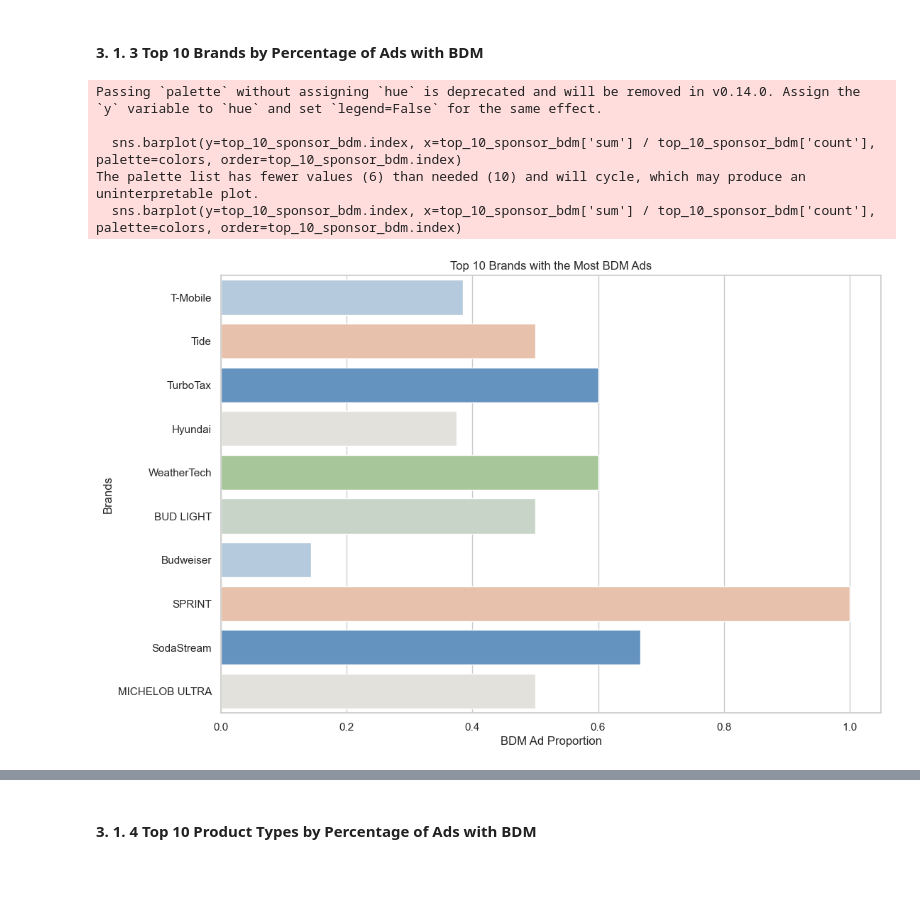
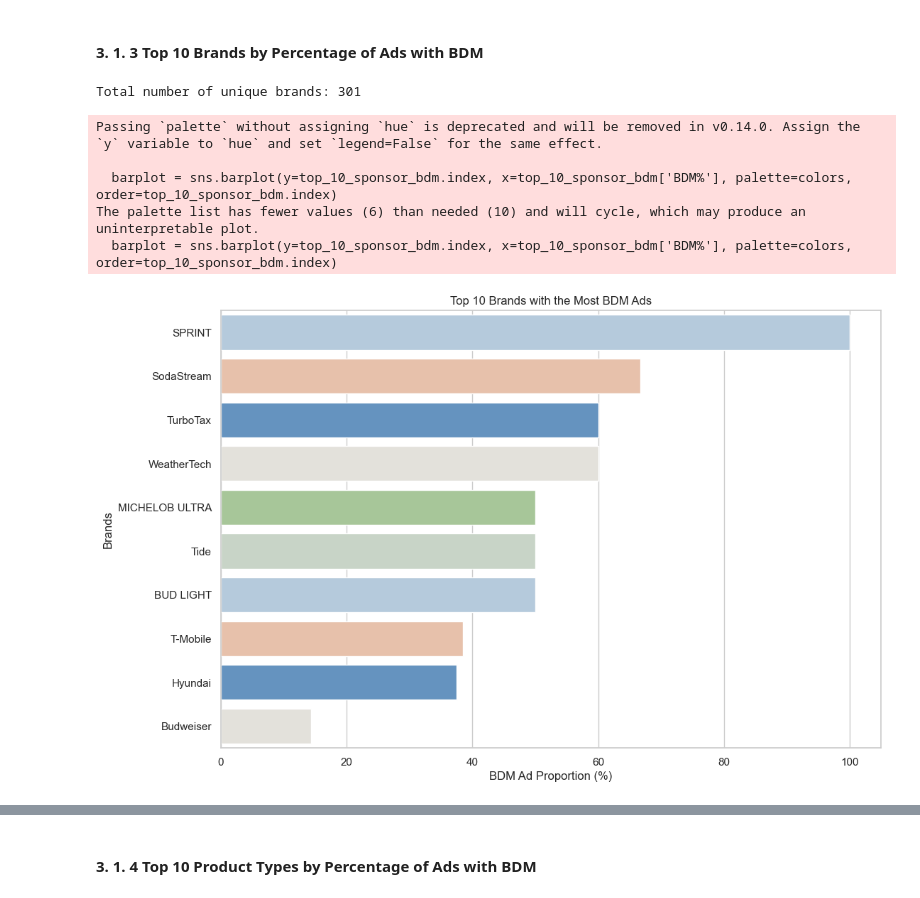
Before and after one commit to NilsLeo/Commercial-Brand-Differentiating-Message-Analysis, a Jupyter notebook: app/2 - Data Understanding.ipynb, the cells around one changed output, grey strips where cells are left out. Saved outputs shown, nothing was run; the diff lists cells and outputs as text; code cells hidden in the pictures.

Commit message:
new bar chart added (data visualization)

```diff
--- a/app/2 - Data Understanding.ipynb
+++ b/app/2 - Data Understanding.ipynb
@@ -67,29 +67,33 @@ plt.show()
 # %% [markdown]
 #### 3. 1. 3 Top 10 Brands by Percentage of Ads with BDM
 # %%
+# Calculate the number of ads per brand and the number of BDM ads
+sponsor_bdm = bdm.groupby('Sponsor')['BDM'].agg(['count', 'sum'])
+sponsor_bdm['BDM%'] = sponsor_bdm['sum'] / sponsor_bdm['count'] * 100
+sponsor_bdm = sponsor_bdm.sort_values(by='sum', ascending=False)
+
+# Calculate the number of unique brands
+num_brands = bdm['Sponsor'].nunique()
+print(f'Total number of unique brands: {num_brands}')
 
 
-# Calculate the number of ads per brand and the number of BDM ads
-sponsor_bdm = bdm.groupby('Sponsor')['BDM'].agg(['count', 'sum'])
-sponsor_bdm['BDM%'] = sponsor_bdm['sum'] / sponsor_bdm['count']
-sponsor_bdm = sponsor_bdm.sort_values(by='sum', ascending=False)
+# Select the top 10 brands by the number of BDM ads and sort by BDM% in descending order
+top_10_sponsor_bdm = sponsor_bdm.head(10).sort_values(by='BDM%', ascending=False)
 
-# Select the top 10 brands by the number of BDM ads
-top_10_sponsor_bdm = sponsor_bdm.head(10)
+# Plot bar chart with bars sorted by BDM% in descending order
+plt.figure(figsize=(12, 8))
+barplot = sns.barplot(y=top_10_sponsor_bdm.index, x=top_10_sponsor_bdm['BDM%'], palette=colors, order=top_10_sponsor_bdm.index)
 
 
-
-# Plot bar plot
-plt.figure(figsize=(12, 8))
-sns.barplot(y=top_10_sponsor_bdm.index, x=top_10_sponsor_bdm['sum'] / top_10_sponsor_bdm['count'], palette=colors, order=top_10_sponsor_bdm.index)
-plt.xlabel('BDM Ad Proportion')
+plt.xlabel('BDM Ad Proportion (%)')
 plt.ylabel('Brands')
 plt.title('Top 10 Brands with the Most BDM Ads')
 plt.show()
 # %% [output]
-Passing `palette` without assigning `hue` is deprecated and will be removed in v0.14.0. Assign the `y` variable to `hue` and set `legend=False` for the same effect.
-
-  sns.barplot(y=top_10_sponsor_bdm.index, x=top_10_sponsor_bdm['sum'] / top_10_sponsor_bdm['count'], palette=colors, order=top_10_sponsor_bdm.index)
-The palette list has fewer values (6) than needed (10) and will cycle, which may produce an uninterpretable plot.
-  sns.barplot(y=top_10_sponsor_bdm.index, x=top_10_sponsor_bdm['sum'] / top_10_sponsor_bdm['count'], palette=colors, order=top_10_sponsor_bdm.index)
+Total number of unique brands: 301
+Passing `palette` without assigning `hue` is deprecated and will be removed in v0.14.0. Assign the `y` variable to `hue` and set `legend=False` for the same effect.
+
+  barplot = sns.barplot(y=top_10_sponsor_bdm.index, x=top_10_sponsor_bdm['BDM%'], palette=colors, order=top_10_sponsor_bdm.index)
+The palette list has fewer values (6) than needed (10) and will cycle, which may produce an uninterpretable plot.
+  barplot = sns.barplot(y=top_10_sponsor_bdm.index, x=top_10_sponsor_bdm['BDM%'], palette=colors, order=top_10_sponsor_bdm.index)
-[figure, old version]
+[figure, new version]
```
Also changed, not shown: parts of 4 cells of this notebook.
